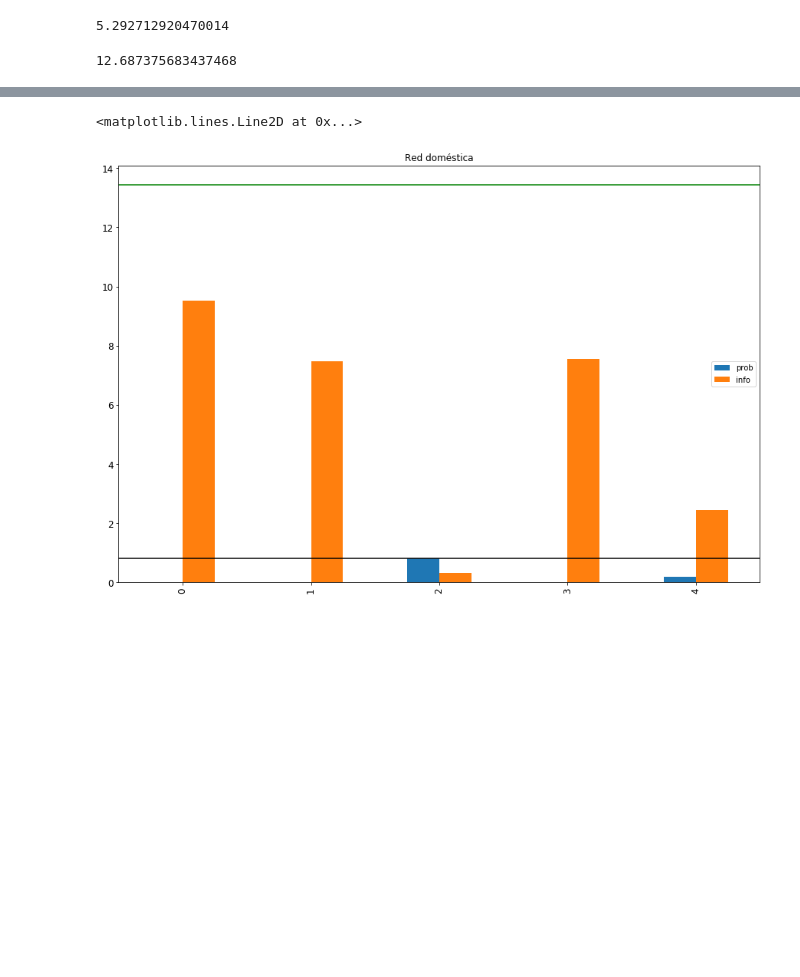
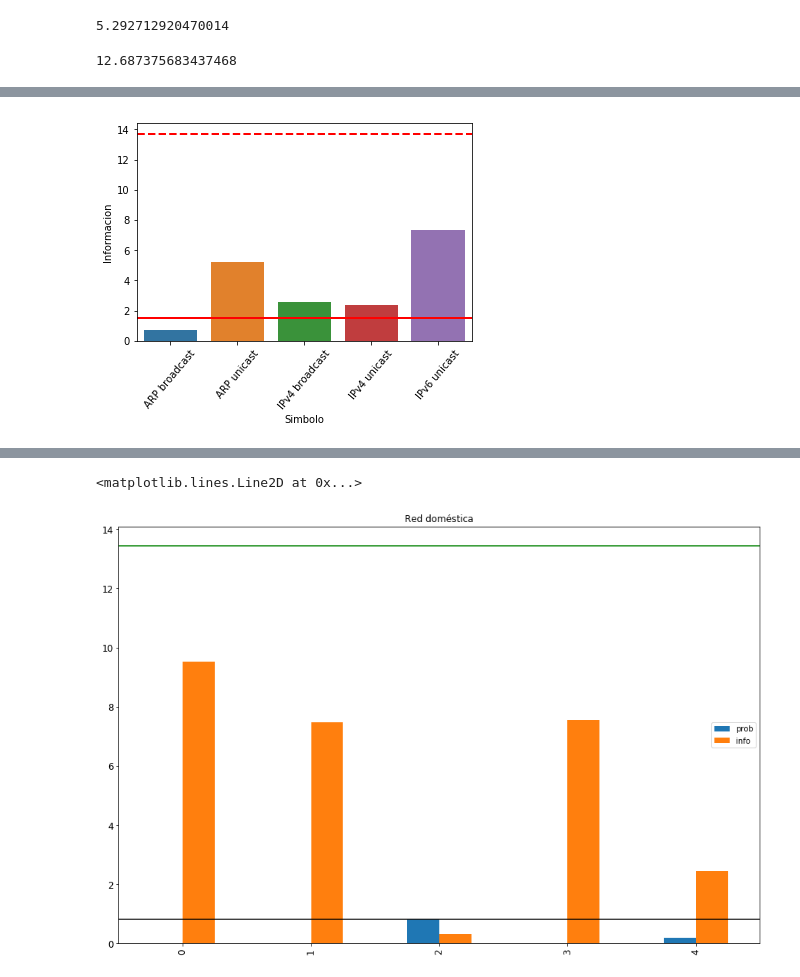
Before and after one commit to ZebaSz/tdc-tp1, a Jupyter notebook: script/Plots.ipynb, the cells around one changed output, grey strips where cells are left out. Saved outputs shown, nothing was run; the diff lists cells and outputs as text; code cells hidden in the pictures; blank space fills up the shorter version.

```diff
--- a/script/Plots.ipynb
+++ b/script/Plots.ipynb
@@ -206,3 +210,8 @@ entropy(data2)
 max_entropy(data2)
 # %% [output]
 12.687375683437468
+# %%
+packets_mac = rdpcap("pruebamac.cap")
+# %%
+data_mac = createDataFrame_s1(packets_mac)
+summary_mac = summaryDataFrame(data_mac)
@@ -208,0 +227,4 @@ max_entropy(data2)
+# %%
+plot_info_bar(summary_mac)
+# %% [output]
+[figure, added]
```
Also changed, not shown: parts of 9 cells of this notebook, 7 other files.
